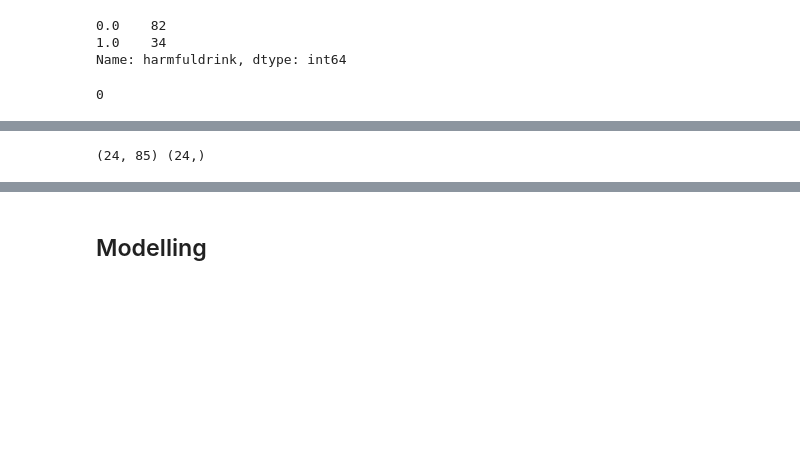
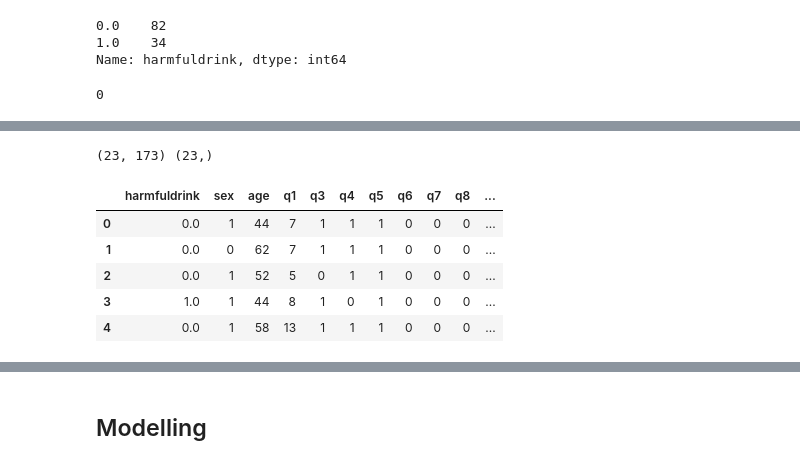
Before and after one commit to prathikr/CAIS-Liver-Transplant, a Jupyter notebook: mvp.ipynb, the cells around one changed output, grey strips where cells are left out. Drawn from its saved outputs; the diff is of its cells as text; code cells hidden in the pictures; blank space fills up the shorter version.

```diff
--- a/mvp.ipynb
+++ b/mvp.ipynb
@@ -230,6 +253,13 @@ combined.to_csv('./data/data_final.csv') # checkpoint data
 # %%
 if len(validation_centers) != 0:
     if validation_centers[0] == 'rand':
+        # one-hot encode center variable
+        one_hot = pd.get_dummies(combined['center'], prefix='center')
+        combined = combined.drop('center', axis = 1)
+        combined = combined.join(one_hot)
+
+        #combined.drop(columns=['center'], inplace=True) # drop center variable
+
         msk = np.random.rand(len(combined)) < validation_centers[1]
         val = combined[msk] # reserve a percentage of rows randomly
         combined = combined[~msk]
@@ -237,14 +267,26 @@ if len(validation_centers) != 0:
         val = combined.loc[combined['center'].isin(validation_centers)] # reserve validation centers from list
         combined = combined.loc[~combined['center'].isin(validation_centers)] # remove centers from list
 
+        val.drop(columns=['center'], inplace=True)
+        combined.drop(columns=['center'], inplace=True)
+
     val_X = val.drop(columns=[outcome]) # extract predictors
     val_y = val[outcome] # extract outcome
     print(val_X.shape, val_y.shape)
 # %% [output]
-(24, 85) (24,)
+(23, 173) (23,)
 # %%
 if len(validation_centers) != 0:
     val_y.value_counts()
+# %%
+combined.head() # see if one-hot encoding or dropping of center worked
+# %% [output]
+|  | harmfuldrink | sex | age | q1 | q3 | q4 | q5 | q6 | q7 | q8 | ... |
+| 0 | 0.0 | 1 | 44 | 7 | 1 | 1 | 1 | 0 | 0 | 0 | ... |
+| 1 | 0.0 | 0 | 62 | 7 | 1 | 1 | 1 | 0 | 0 | 0 | ... |
+| 2 | 0.0 | 1 | 52 | 5 | 0 | 1 | 1 | 0 | 0 | 0 | ... |
+| 3 | 1.0 | 1 | 44 | 8 | 1 | 0 | 1 | 0 | 0 | 0 | ... |
+| 4 | 0.0 | 1 | 58 | 13 | 1 | 1 | 1 | 0 | 0 | 0 | ... |
 # %%
 combined[outcome].value_counts() # print outcome values of training set before upsampling
 # %% [output]
```
Also changed, not shown: parts of 18 cells of this notebook, 5 other files.
